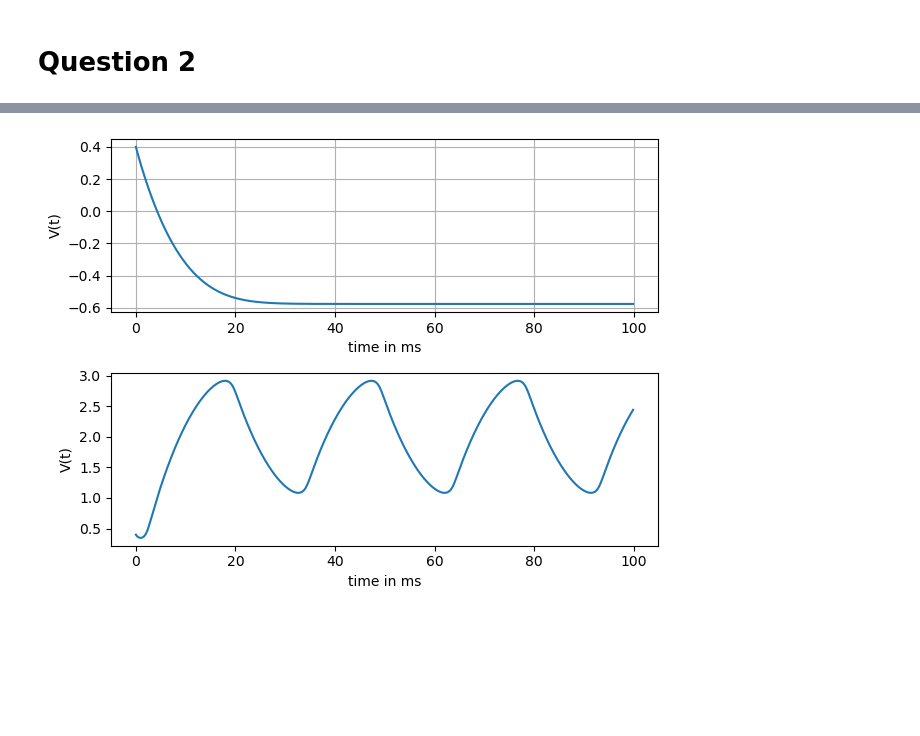
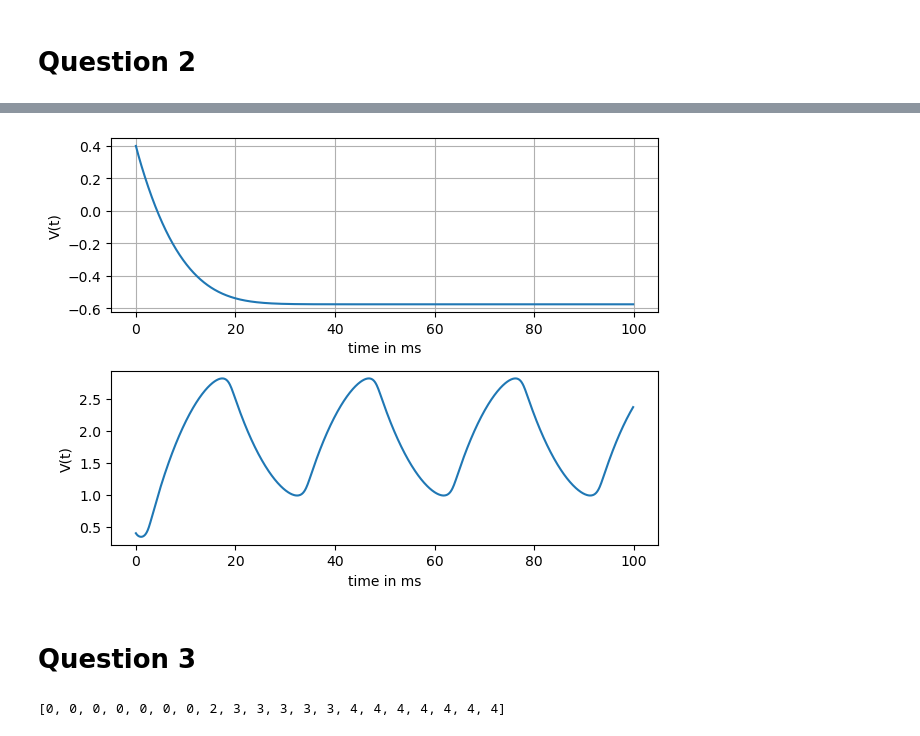
Before and after one commit to anbebe/NeurodynamicsHA, a Jupyter notebook: Exercise_3.ipynb, the cells around one changed output, grey strips where cells are left out. Saved outputs shown, nothing was run; the diff lists cells and outputs as text; code cells hidden in the pictures; blank space fills up the shorter version.

```diff
--- a/Exercise_3.ipynb
+++ b/Exercise_3.ipynb
@@ -97,17 +97,34 @@ plt.show()
 # %%
 # w(t) for I=0 and I=2
 fig, axs = plt.subplots(2, 1)
 states = sin_FHN(I=0, sim_time=100*ms)
 axs[0].plot(states.t/ms, states.w[0])
 axs[0].set_xlabel('time in ms')
 axs[0].set_ylabel('V(t)')
 axs[0].grid(True)
-states = sin_FHN(I=2, sim_time=100*ms)
+states = sin_FHN(I=1.89, sim_time=100*ms)
 axs[1].plot(states.t/ms, states.w[0])
 axs[1].set_xlabel('time in ms')
 axs[1].set_ylabel('V(t)')
 
 fig.tight_layout()
 plt.show()
 # %% [output]
-[figure, old version]
+[figure, new version]
+# %% [markdown]
+# Question 3
+# %%
+def spike_count(voltages):
+    # get values above threshold and look for crossings from False to true meaning an upstroke
+    threshold_reached = np.greater_equal(voltages, 1.5)
+    upstroke = [j if threshold_reached[j]==False and threshold_reached[j+1]==True else -1  for j in range(len(threshold_reached)-1) ]
+    return len(np.unique(upstroke))-1
+
+def f_I(I):
+    states = sin_FHN(I, 100*ms)
+    return spike_count(states[0].V)
+x_currents = np.linspace(0.0,2.0, num=20)
+frequency = [f_I(current) for current in x_currents]
+print(frequency)
+# %% [output]
+[0, 0, 0, 0, 0, 0, 0, 2, 3, 3, 3, 3, 3, 4, 4, 4, 4, 4, 4, 4]
```
Also changed, not shown: parts of 2 cells of this notebook.
